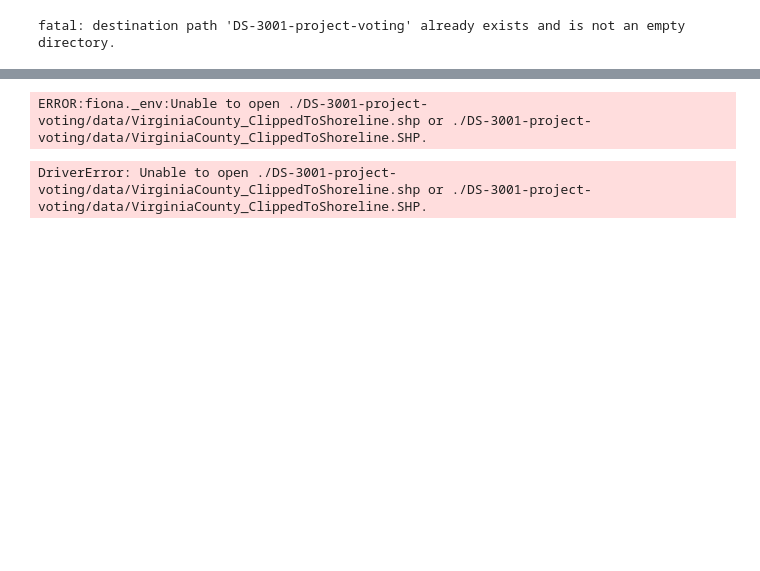
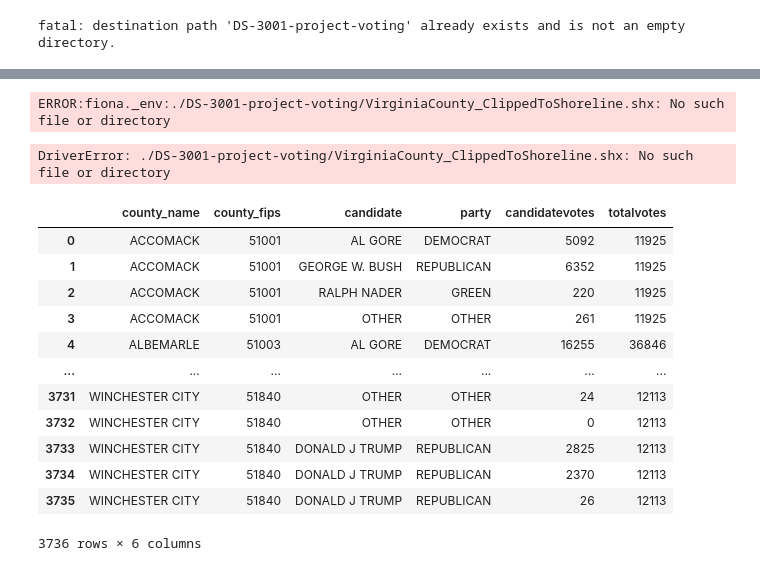
Before and after one commit to ven7sg/DS-3001-project-voting, a Jupyter notebook: Project_3_va_voting_(Group_7).ipynb, the cells around one changed output, grey strips where cells are left out. Drawn from its saved outputs; the diff is of its cells as text; code cells hidden in the pictures; blank space fills up the shorter version.

```diff
--- a/Project_3_va_voting_(Group_7).ipynb
+++ b/Project_3_va_voting_(Group_7).ipynb
@@ -22,20 +24,0 @@ Requirement already satisfied: six>=1.5 in /usr/local/lib/python3.10/dist-packag
-# %%
-import geopandas as gpd
-import mapclassify
-import pandas as pd
-import matplotlib
-import matplotlib.pyplot as plt
-import numpy as np
-import seaborn as sns
-from mpl_toolkits.axes_grid1 import make_axes_locatable
-
-# Load data
-gdf_adoption = gpd.read_file('./DS-3001-project-voting/data/VirginiaAdoptionLines.shx') # Load Virginia shapefile for maps
-gdf_county = gpd.read_file('./DS-3001-project-voting/data/VirginiaCounty_ClippedToShoreline.shx') # Load Virginia shapefile for maps
-gdf_town = gpd.read_file('./DS-3001-project-voting/data/VirginiaTown_ClippedToShoreline.shx') # Load Virginia shapefile for maps
-
-vdf = pd.read_csv('./DS-3001-project-voting/data/voting_VA.csv') # Load historical voting data
-cdf = pd.read_csv('./DS-3001-project-voting/data/county_adjacencies.csv') # Load county adjacency data and population data
-# %% [output]
-ERROR:fiona._env:Unable to open ./DS-3001-project-voting/data/VirginiaCounty_ClippedToShoreline.shp or ./DS-3001-project-voting/data/VirginiaCounty_ClippedToShoreline.SHP.
-DriverError: Unable to open ./DS-3001-project-voting/data/VirginiaCounty_ClippedToShoreline.shp or ./DS-3001-project-voting/data/VirginiaCounty_ClippedToShoreline.SHP.
@@ -42,3 +34,10 @@ DriverError: Unable to open ./DS-3001-project-voting/data/VirginiaCounty_Clipped
+# %%
+# Load data
+#gdf_adoption = gpd.read_file('./DS-3001-project-voting/data/VirginiaAdoptionLines.shx') # Load Virginia shapefile for maps
+gdf_county = gpd.read_file('./DS-3001-project-voting/VirginiaCounty_ClippedToShoreline.shx') # Load Virginia shapefile for maps
+# %% [output]
+ERROR:fiona._env:./DS-3001-project-voting/VirginiaCounty_ClippedToShoreline.shx: No such file or directory
+DriverError: ./DS-3001-project-voting/VirginiaCounty_ClippedToShoreline.shx: No such file or directory
 # %%
 # Merge shapefile data and county adjacency data:
 gdf['FIPS_left'] = pd.to_numeric(gdf['STCOFIPS'])
@@ -56,0 +46,31 @@ voting_data_cleaned = vdf.drop(columns=['Unnamed: 0', 'version', 'mode'])
+# %%
+vdf = pd.read_csv('./DS-3001-project-voting/data/voting_VA.csv') # Load historical voting data
+cdf = pd.read_csv('./DS-3001-project-voting/data/county_adjacencies.csv') # Load county adjacency data and population data
+# Summary information of dataframe (Tamera Fang)
+vdf.describe()
+cdf.describe()
+
+# Missing values in:
+
+# Remove unnecessary columns in vdf:
+voting_cleaned = vdf.drop(columns=['Unnamed: 0', 'version', 'mode'])
+# remove repeating columns (Diana)
+unnecessary_columns = ['office', 'state', 'state_po', 'year'] # office bc all of them are US pres and state bc all are VA and year bc all are 2000
+voting_cleaned.drop(unnecessary_columns, axis=1, inplace=True)
+voting_cleaned.dropna(inplace=True)
+voting_cleaned['party'] = voting_cleaned['party'].astype('category')
+voting_cleaned
+# %% [output]
+|  | county_name | county_fips | candidate | party | candidatevotes | totalvotes |
+| 0 | ACCOMACK | 51001 | AL GORE | DEMOCRAT | 5092 | 11925 |
+| 1 | ACCOMACK | 51001 | GEORGE W. BUSH | REPUBLICAN | 6352 | 11925 |
+| 2 | ACCOMACK | 51001 | RALPH NADER | GREEN | 220 | 11925 |
+| 3 | ACCOMACK | 51001 | OTHER | OTHER | 261 | 11925 |
+| 4 | ALBEMARLE | 51003 | AL GORE | DEMOCRAT | 16255 | 36846 |
+| ... | ... | ... | ... | ... | ... | ... |
+| 3731 | WINCHESTER CITY | 51840 | OTHER | OTHER | 24 | 12113 |
+| 3732 | WINCHESTER CITY | 51840 | OTHER | OTHER | 0 | 12113 |
+| 3733 | WINCHESTER CITY | 51840 | DONALD J TRUMP | REPUBLICAN | 2825 | 12113 |
+| 3734 | WINCHESTER CITY | 51840 | DONALD J TRUMP | REPUBLICAN | 2370 | 12113 |
+| 3735 | WINCHESTER CITY | 51840 | DONALD J TRUMP | REPUBLICAN | 26 | 12113 |
+3736 rows × 6 columns
```
Also changed, not shown: parts of 5 cells of this notebook.
